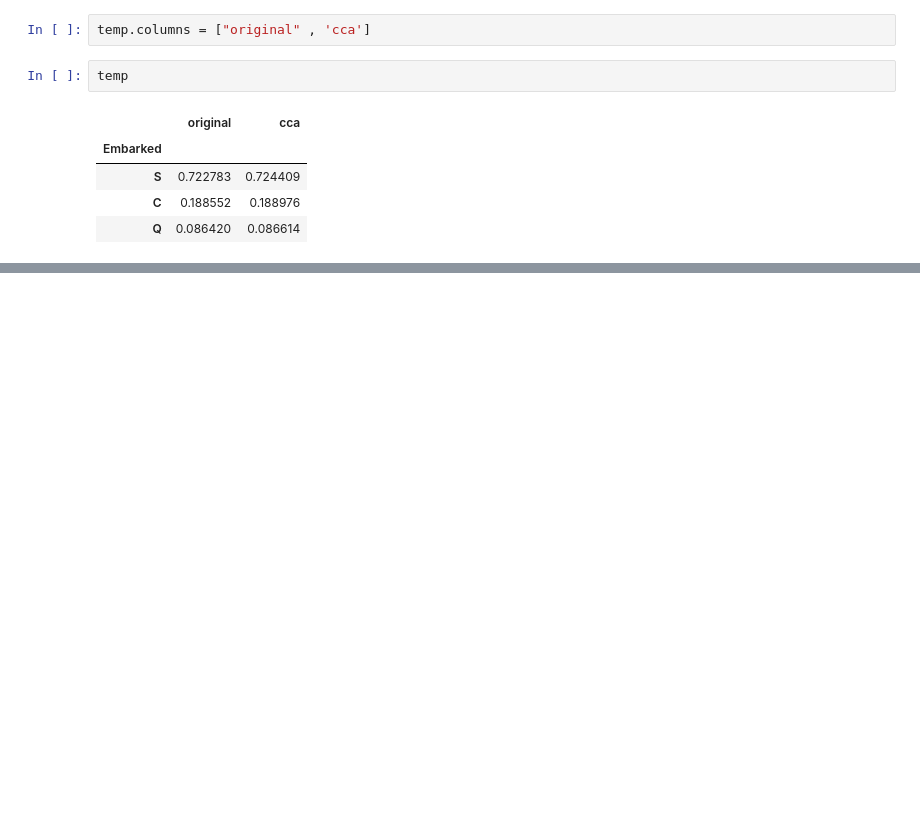
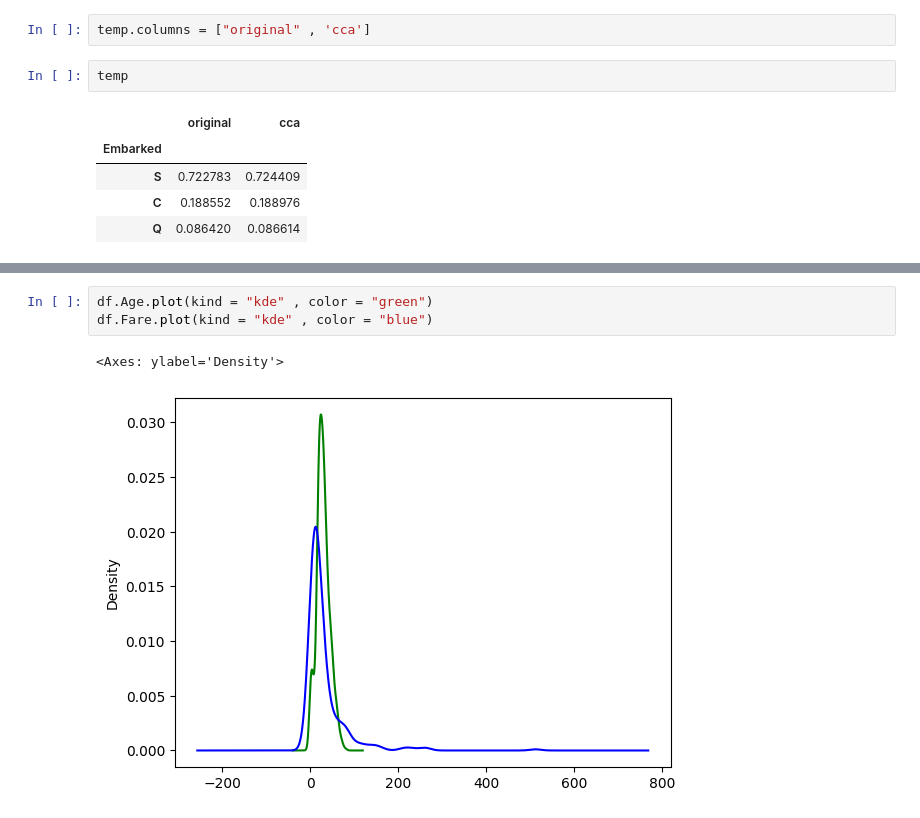
Before and after one commit to uk-zash/Machine-Learning, a Jupyter notebook: CCA.ipynb, the cells around one changed output, grey strips where cells are left out. Cells and saved outputs as stored; diff of their text form; blank space fills up the shorter version.

```diff
--- a/CCA.ipynb
+++ b/CCA.ipynb
@@ -100,0 +110,6 @@ temp
+# %%
+df.Age.plot(kind = "kde" , color = "green")
+df.Fare.plot(kind = "kde" , color = "blue")
+# %% [output]
+<Axes: ylabel='Density'>
+[figure, added]
```
Also changed, not shown: parts of 4 cells of this notebook, 4 other files.
